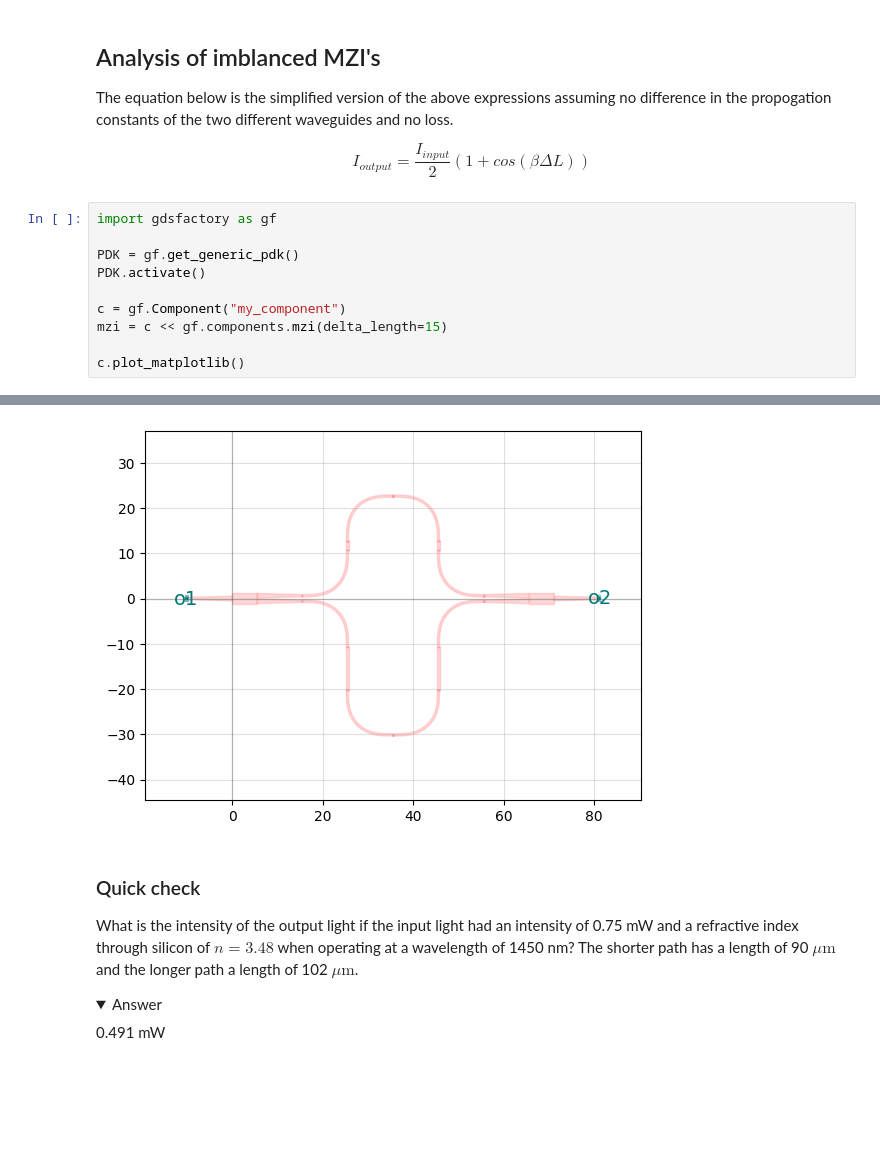
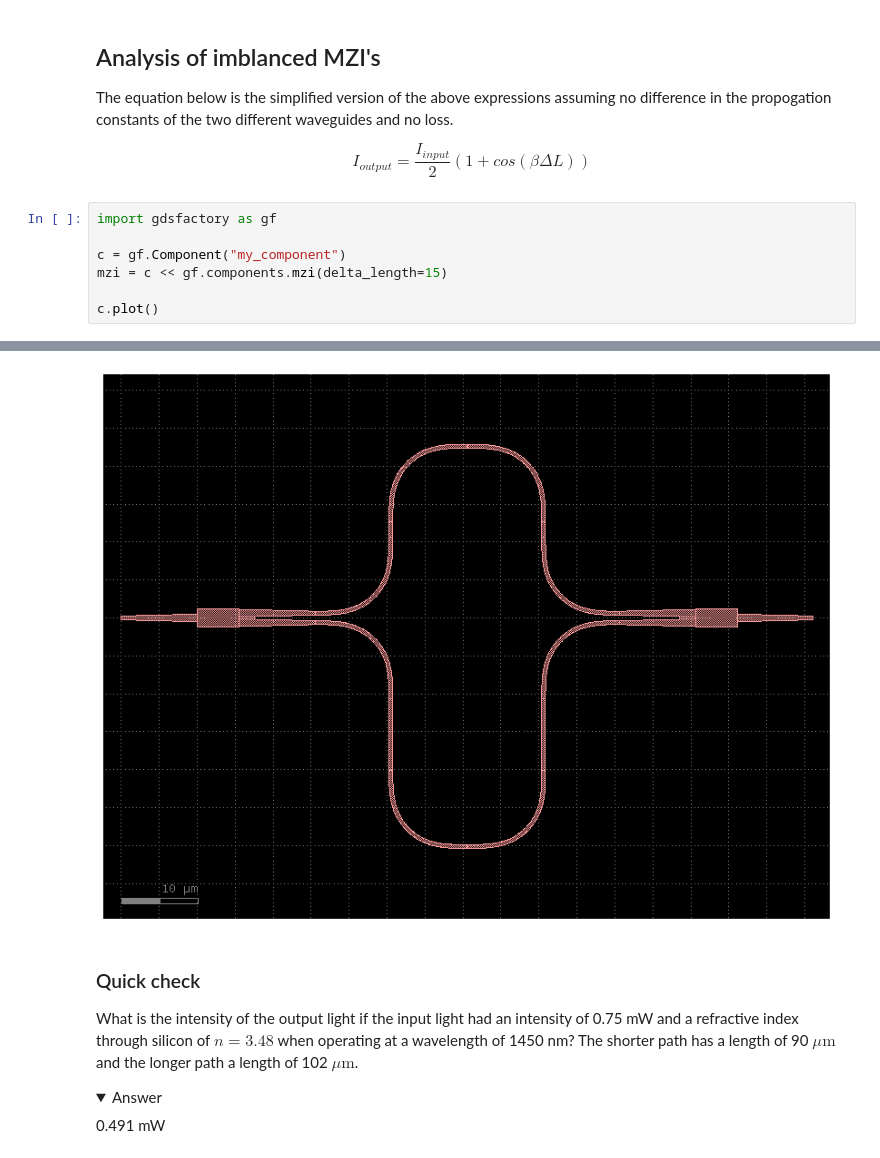
Before and after one commit to BYUCamachoLab/Photonics-Bootcamp, a Jupyter notebook: book/pages/mzi.ipynb, the cells around one changed output, grey strips where cells are left out. Saved outputs shown, nothing was run; the diff lists cells and outputs as text; folded sections open; blank space fills up the shorter version.

```diff
--- a/book/pages/mzi.ipynb
+++ b/book/pages/mzi.ipynb
@@ -327,12 +321,9 @@ I_{output} = \frac{I_{input}}{2}(1 + cos(\beta \Delta L))
 $$
 # %%
 import gdsfactory as gf
-
-PDK = gf.get_generic_pdk()
-PDK.activate()
 
 c = gf.Component("my_component")
 mzi = c << gf.components.mzi(delta_length=15)
 
-c.plot_matplotlib()
+c.plot()
 # %% [output]
@@ -341,4 +330,4 @@ c.plot_matplotlib()
-[figure, old version]
+[figure, new version]
 # %% [markdown]
 ### Quick check
 
```
Also changed, not shown: parts of 4 cells of this notebook.
